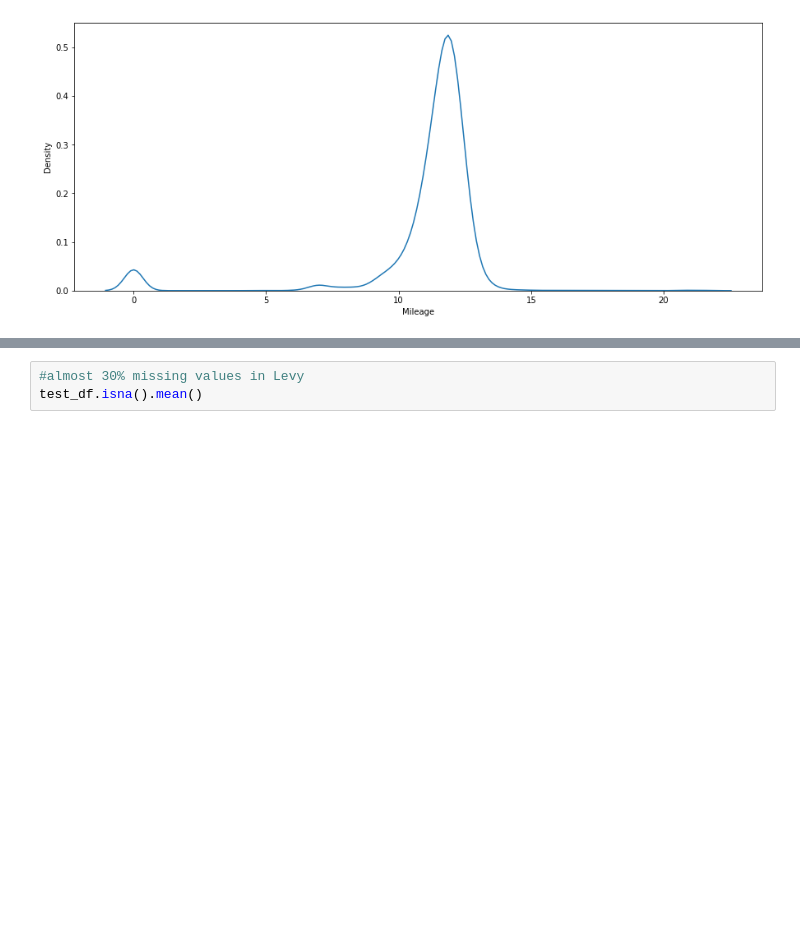
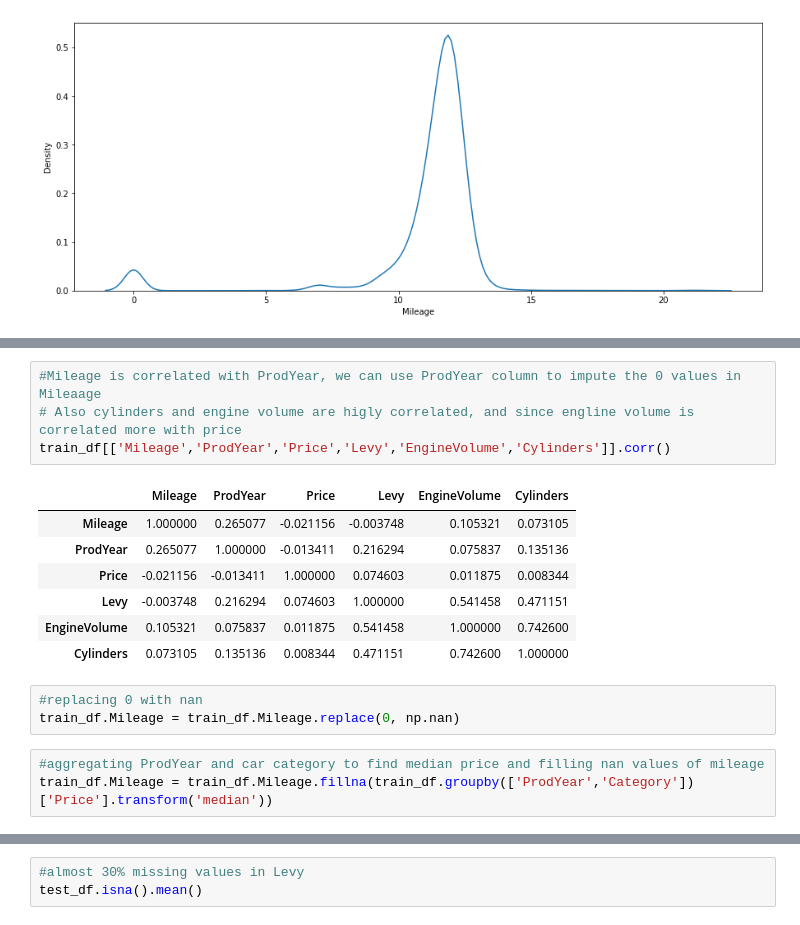
Before and after one commit to lalitupdhya/usedCarPricePrediction, a Jupyter notebook: usedCarsPrediction.ipynb, the cells around one changed output, grey strips where cells are left out. Cells and saved outputs as stored; diff of their text form; blank space fills up the shorter version.

```diff
--- a/usedCarsPrediction.ipynb
+++ b/usedCarsPrediction.ipynb
@@ -355,0 +370,18 @@ Name: Mileage, dtype: float64
+# %%
+#Mileage is correlated with ProdYear, we can use ProdYear column to impute the 0 values in Mileaage
+# Also cylinders and engine volume are higly correlated, and since engline volume is correlated more with price
+train_df[['Mileage','ProdYear','Price','Levy','EngineVolume','Cylinders']].corr()
+# %% [output]
+|  | Mileage | ProdYear | Price | Levy | EngineVolume | Cylinders |
+| Mileage | 1.000000 | 0.265077 | -0.021156 | -0.003748 | 0.105321 | 0.073105 |
+| ProdYear | 0.265077 | 1.000000 | -0.013411 | 0.216294 | 0.075837 | 0.135136 |
+| Price | -0.021156 | -0.013411 | 1.000000 | 0.074603 | 0.011875 | 0.008344 |
+| Levy | -0.003748 | 0.216294 | 0.074603 | 1.000000 | 0.541458 | 0.471151 |
+| EngineVolume | 0.105321 | 0.075837 | 0.011875 | 0.541458 | 1.000000 | 0.742600 |
+| Cylinders | 0.073105 | 0.135136 | 0.008344 | 0.471151 | 0.742600 | 1.000000 |
+# %%
+#replacing 0 with nan
+train_df.Mileage = train_df.Mileage.replace(0, np.nan)
+# %%
+#aggregating ProdYear and car category to find median price and filling nan values of mileage
+train_df.Mileage = train_df.Mileage.fillna(train_df.groupby(['ProdYear','Category'])['Price'].transform('median'))
```
Also changed, not shown: parts of 10 cells of this notebook.
